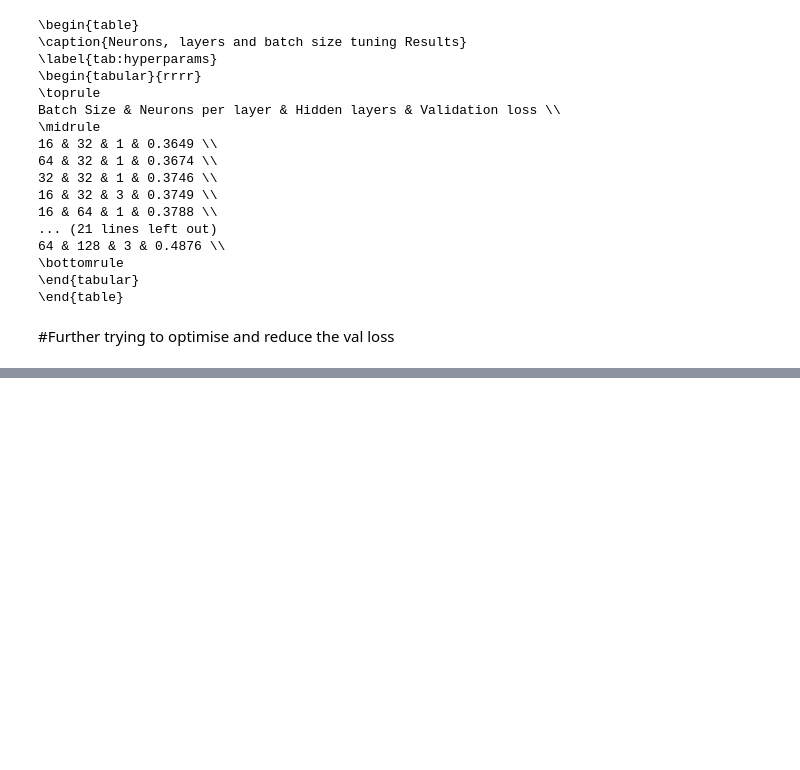
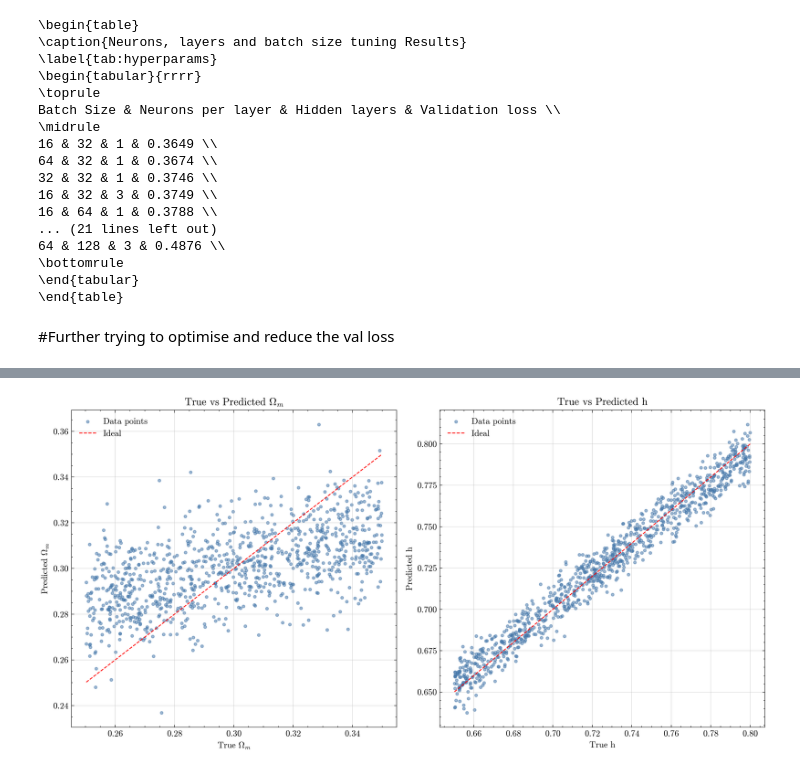
Before and after one commit to josephasal/cosmo_inference, a Jupyter notebook: neural_network/nn_training.ipynb, the cells around one changed output, grey strips where cells are left out. Cells and saved outputs as stored; diff of their text form; code cells hidden in the pictures; blank space fills up the shorter version.

```diff
--- a/neural_network/nn_training.ipynb
+++ b/neural_network/nn_training.ipynb
@@ -448,0 +620,34 @@ Batch Size & Neurons per layer & Hidden layers & Validation loss \\
+# %%
+
+plt.style.use(['science', 'no-latex', 'bright'])
+plt.figure(figsize=(12, 6), dpi = 300)
+
+#omega_m
+plt.subplot(1, 2, 1)
+plt.scatter(Y_test[:, 0], mean_sim_predictions[:, 0],s = 10,color='#4477AA', alpha=0.5, label="Data points")
+#y=x line for reference
+min_val = np.min(Y_test[:, 0])
+max_val = np.max(Y_test[:, 0])
+plt.plot([min_val, max_val], [min_val, max_val], 'r--', label="Ideal")
+plt.xlabel("True $\Omega_m$")
+plt.ylabel("Predicted $\Omega_m$")
+plt.title("True vs Predicted $\Omega_m$")
+plt.grid(True, alpha = 0.5)
+plt.legend()
+
+#h
+plt.subplot(1, 2, 2)
+plt.scatter(Y_test[:, 1], mean_sim_predictions[:, 1], s = 10,color='#4477AA', alpha=0.5, label="Data points")
+min_val = np.min(Y_test[:, 1])
+max_val = np.max(Y_test[:, 1])
+plt.plot([min_val, max_val], [min_val, max_val], 'r--', label="Ideal")
+plt.xlabel("True h")
+plt.ylabel("Predicted h")
+plt.title("True vs Predicted h")
+plt.grid(True, alpha = 0.5)
+plt.legend()
+
+plt.tight_layout()
+plt.show()
+# %% [output]
+[figure, added]
```
Also changed, not shown: parts of 9 cells of this notebook.
